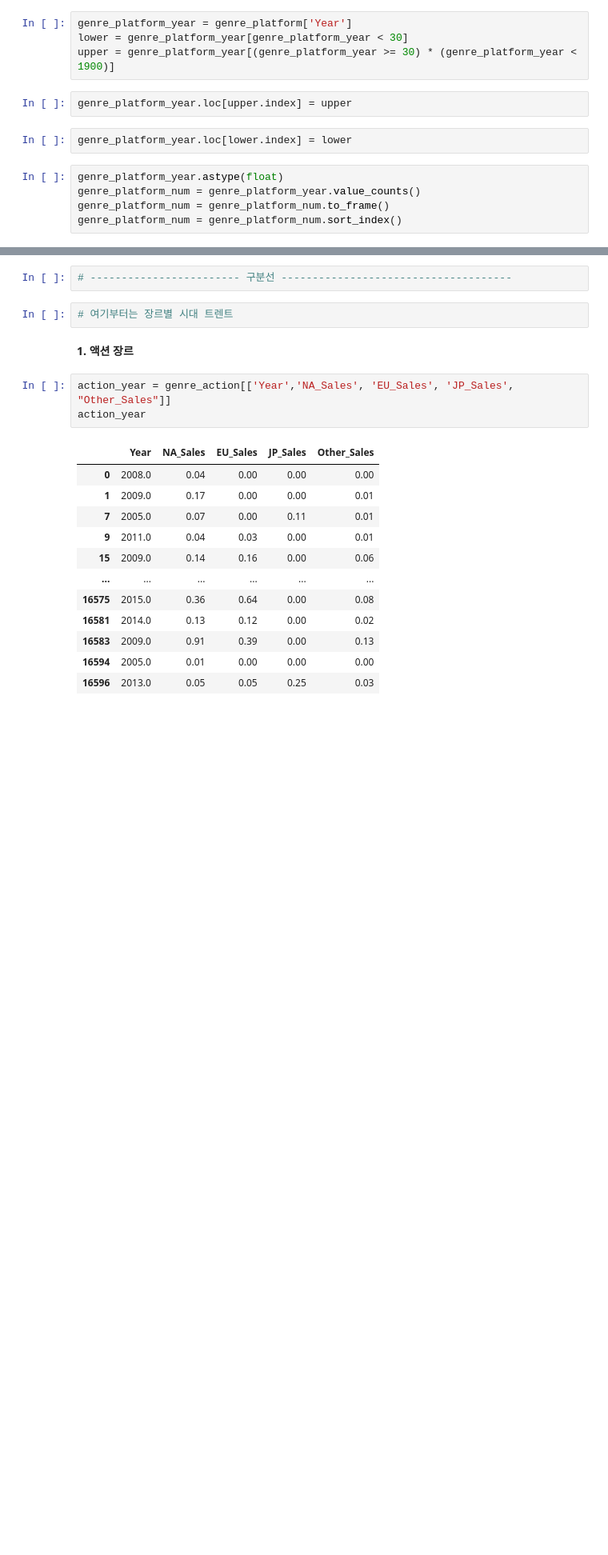
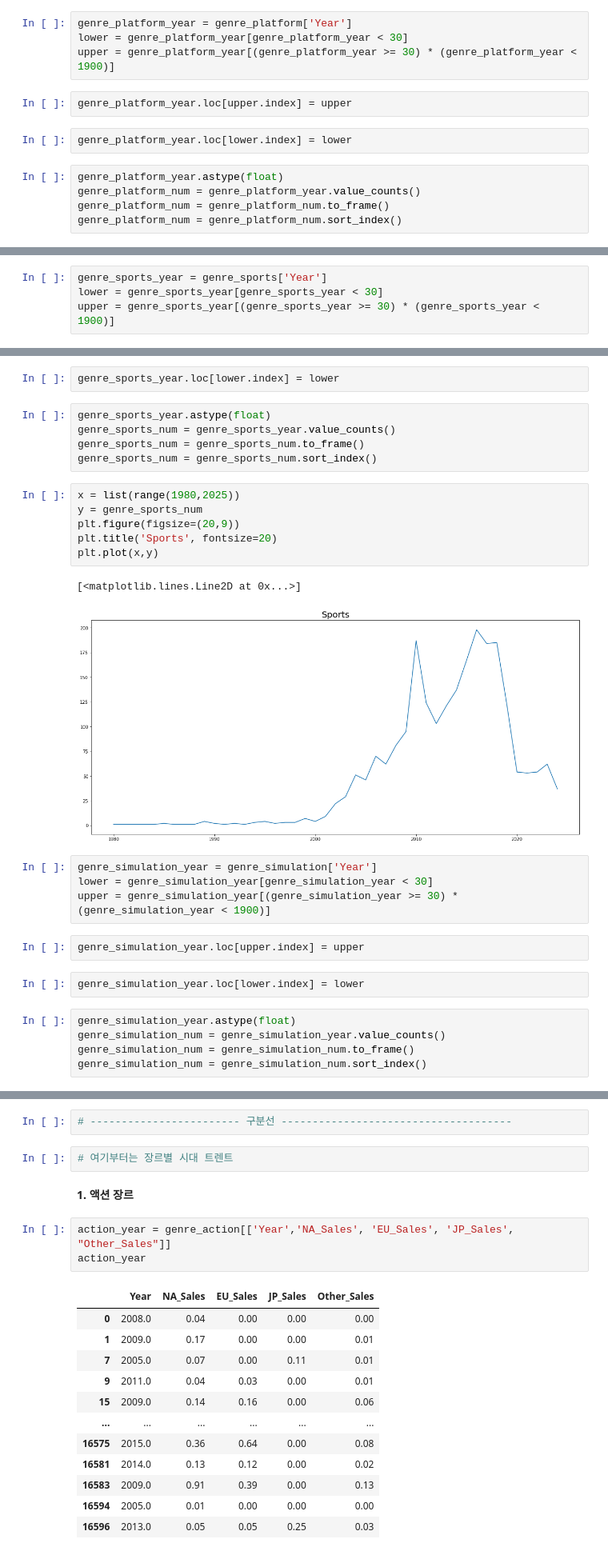
Before and after one commit to hoonputer/Section1_Project, a Jupyter notebook: Untitled6.ipynb, the cells around one changed output, grey strips where cells are left out. Shown at 80% size. Drawn from its saved outputs; the diff is of its cells as text; blank space fills up the shorter version.

```diff
--- a/Untitled6.ipynb
+++ b/Untitled6.ipynb
@@ -878,0 +877,4 @@ plt.plot(x,y)
+# %%
+genre_sports_year = genre_sports['Year']
+lower = genre_sports_year[genre_sports_year < 30]
+upper = genre_sports_year[(genre_sports_year >= 30) * (genre_sports_year < 1900)]
@@ -878,0 +888,29 @@ plt.plot(x,y)
+# %%
+genre_sports_year.loc[lower.index] = lower
+# %%
+genre_sports_year.astype(float)
+genre_sports_num = genre_sports_year.value_counts()
+genre_sports_num = genre_sports_num.to_frame()
+genre_sports_num = genre_sports_num.sort_index()
+# %%
+x = list(range(1980,2025))
+y = genre_sports_num
+plt.figure(figsize=(20,9))
+plt.title('Sports', fontsize=20)
+plt.plot(x,y)
+# %% [output]
+[<matplotlib.lines.Line2D at 0x...>]
+[figure, added]
+# %%
+genre_simulation_year = genre_simulation['Year']
+lower = genre_simulation_year[genre_simulation_year < 30]
+upper = genre_simulation_year[(genre_simulation_year >= 30) * (genre_simulation_year < 1900)]
+# %%
+genre_simulation_year.loc[upper.index] = upper
+# %%
+genre_simulation_year.loc[lower.index] = lower
+# %%
+genre_simulation_year.astype(float)
+genre_simulation_num = genre_simulation_year.value_counts()
+genre_simulation_num = genre_simulation_num.to_frame()
+genre_simulation_num = genre_simulation_num.sort_index()
```
Also changed, not shown: parts of 38 cells of this notebook.
